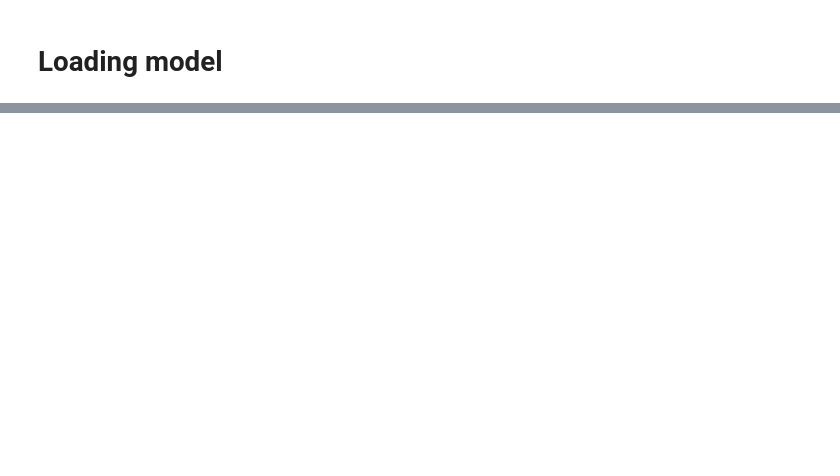
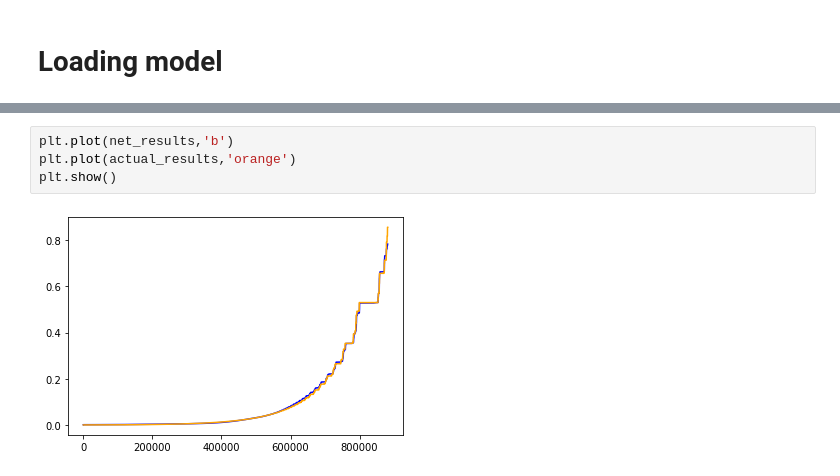
Before and after one commit to WernerVdM97/SKRIPSIE, a Jupyter notebook: Training NN on counts.ipynb, the cells around one changed output, grey strips where cells are left out. Saved outputs shown, nothing was run; the diff lists cells and outputs as text; blank space fills up the shorter version.

```diff
--- a/Training NN on counts.ipynb
+++ b/Training NN on counts.ipynb
@@ -215,3 +198,9 @@ time: 67.01775574684143
+# %%
+plt.plot(net_results,'b')
+plt.plot(actual_results,'orange')
+plt.show()
+# %% [output]
+[figure, added]
 # %%
 print(net_results)
 print(actual_results)
```
Also changed, not shown: parts of 72 cells of this notebook, 14 other files.
